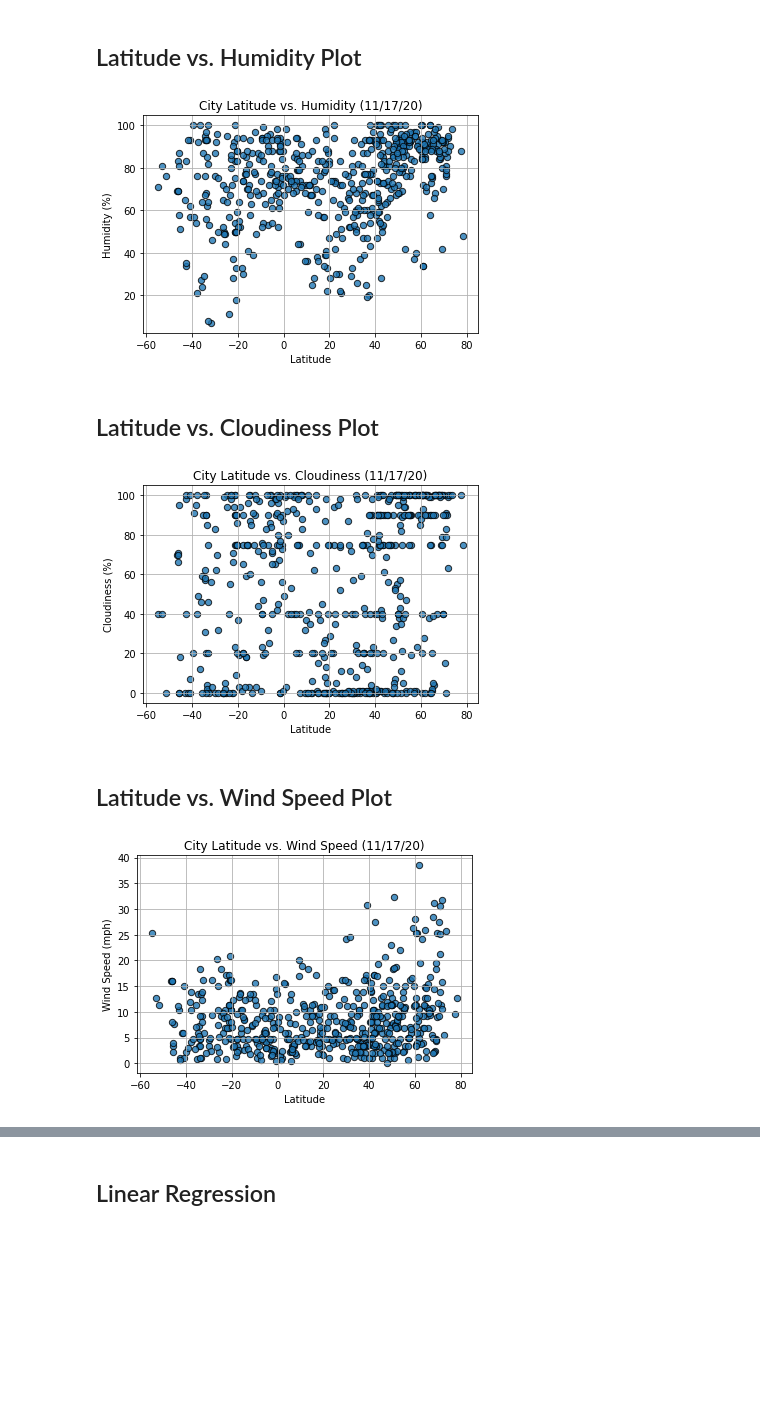
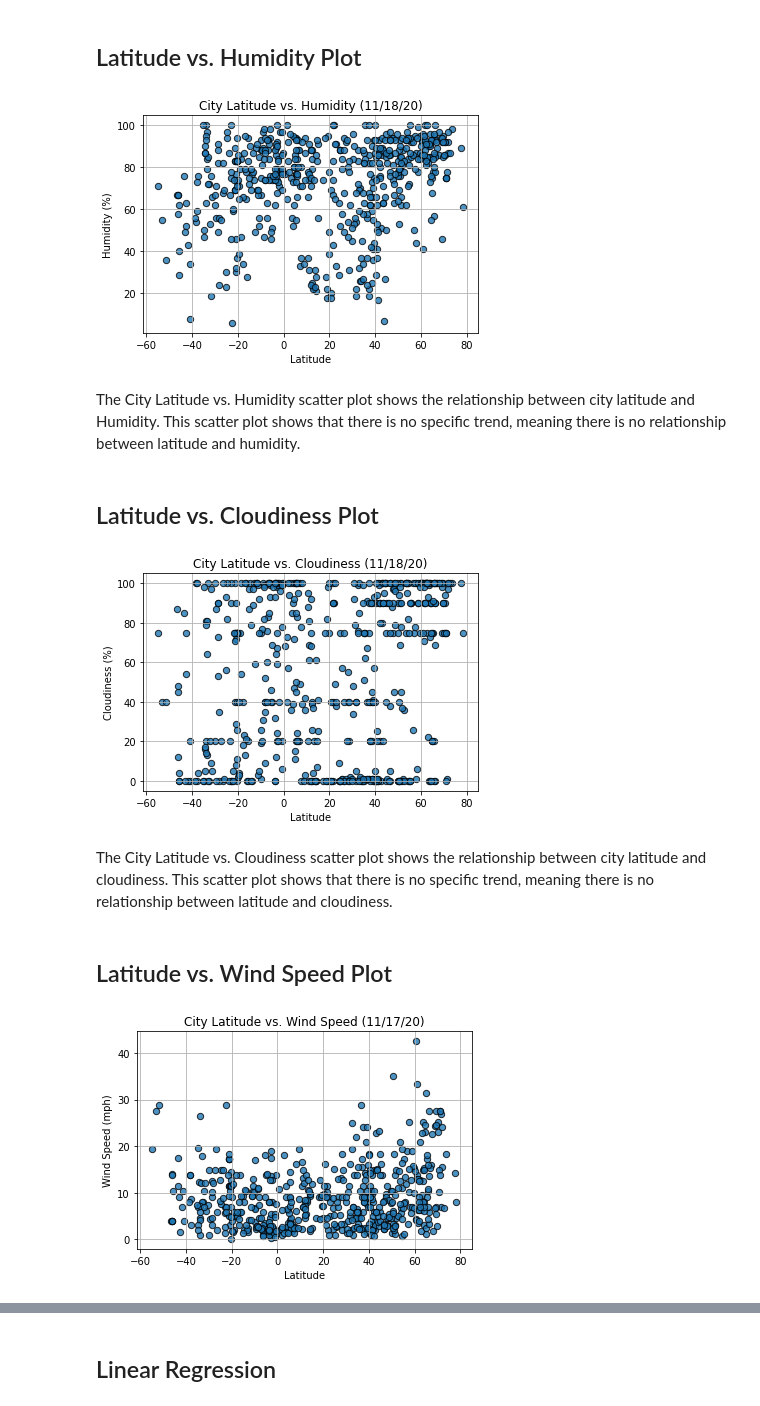
Before and after one commit to yuyhong23/python-api-challenge, a Jupyter notebook: weatherpy/WeatherPy-Copy1.ipynb, the cells around one changed output, grey strips where cells are left out. Drawn from its saved outputs; the diff is of its cells as text; code cells hidden in the pictures; blank space fills up the shorter version.

Commit message:
Added analysis after each scatter plots.

```diff
--- a/weatherpy/WeatherPy-Copy1.ipynb
+++ b/weatherpy/WeatherPy-Copy1.ipynb
@@ -299,35 +318,39 @@ plt.show()
 ## Latitude vs. Humidity Plot
 # %%
 lat_humdity_plot = city_data.plot(kind="scatter", x="Lat", y="Humidity", grid=True, figsize=(6,4), edgecolors = "black", s=40, alpha=0.8,
-              title="City Latitude vs. Humidity (11/17/20)")
+              title="City Latitude vs. Humidity (11/18/20)")
 lat_humdity_plot.set_xlabel("Latitude")
 lat_humdity_plot.set_ylabel("Humidity (%)")
 output_file2 = ("../output_data/latvshumi.png")
 plt.savefig(output_file2)
 plt.show()
 # %% [output]
-[figure, old version]
+[figure, new version]
+# %% [markdown]
+The City Latitude vs. Humidity scatter plot shows the relationship between city latitude and Humidity. This scatter plot shows that there is no specific trend, meaning there is no relationship between latitude and humidity.
 # %% [markdown]
 ## Latitude vs. Cloudiness Plot
 # %%
 lat_cloudiness_plot = city_data.plot(kind="scatter", x="Lat", y="Cloudiness", grid=True, figsize=(6,4), edgecolors = "black", s=40, alpha=0.8,
-              title="City Latitude vs. Cloudiness (11/17/20)")
+              title="City Latitude vs. Cloudiness (11/18/20)")
 lat_cloudiness_plot.set_xlabel("Latitude")
 lat_cloudiness_plot.set_ylabel("Cloudiness (%)")
 output_file3 = ("../output_data/latvscloud.png")
 plt.savefig(output_file3)
 plt.show()
 # %% [output]
-[figure, old version]
+[figure, new version]
+# %% [markdown]
+The City Latitude vs. Cloudiness scatter plot shows the relationship between city latitude and cloudiness. This scatter plot shows that there is no specific trend, meaning there is no relationship between latitude and cloudiness.
 # %% [markdown]
 ## Latitude vs. Wind Speed Plot
 # %%
 lat_wind_speed_plot = city_data.plot(kind="scatter", x="Lat", y="Wind Speed", grid=True, figsize=(6,4), edgecolors = "black", s=40, alpha=0.8,
               title="City Latitude vs. Wind Speed (11/17/20)")
 lat_wind_speed_plot.set_xlabel("Latitude")
 lat_wind_speed_plot.set_ylabel("Wind Speed (mph)")
-output_file4 = ("../output_data/latvswi.png")
+output_file4 = ("../output_data/latvswind.png")
 plt.savefig(output_file4)
 plt.show()
 # %% [output]
-[figure, old version]
+[figure, new version]
```
Also changed, not shown: parts of 11 cells of this notebook, 6 other files.
